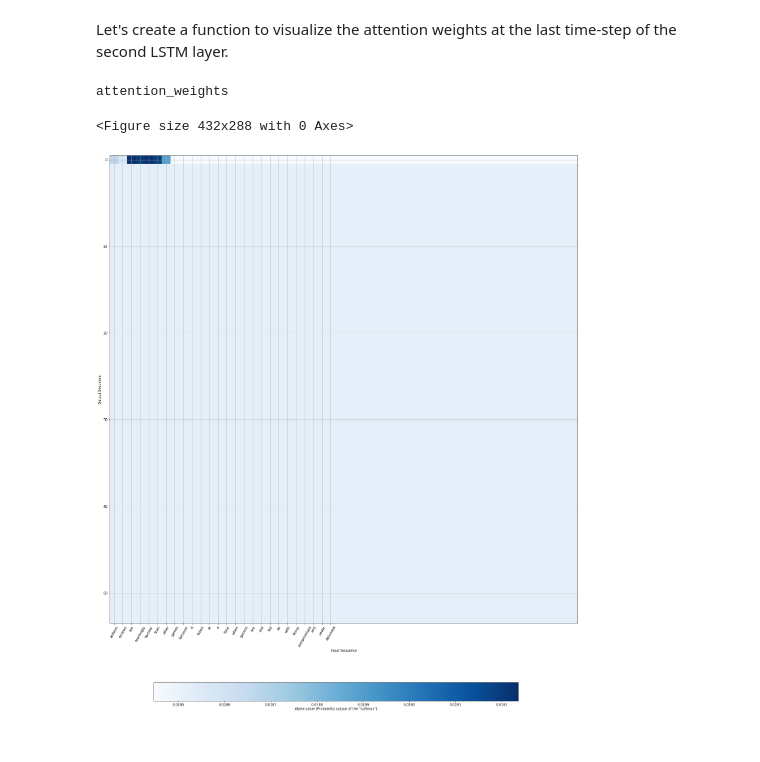
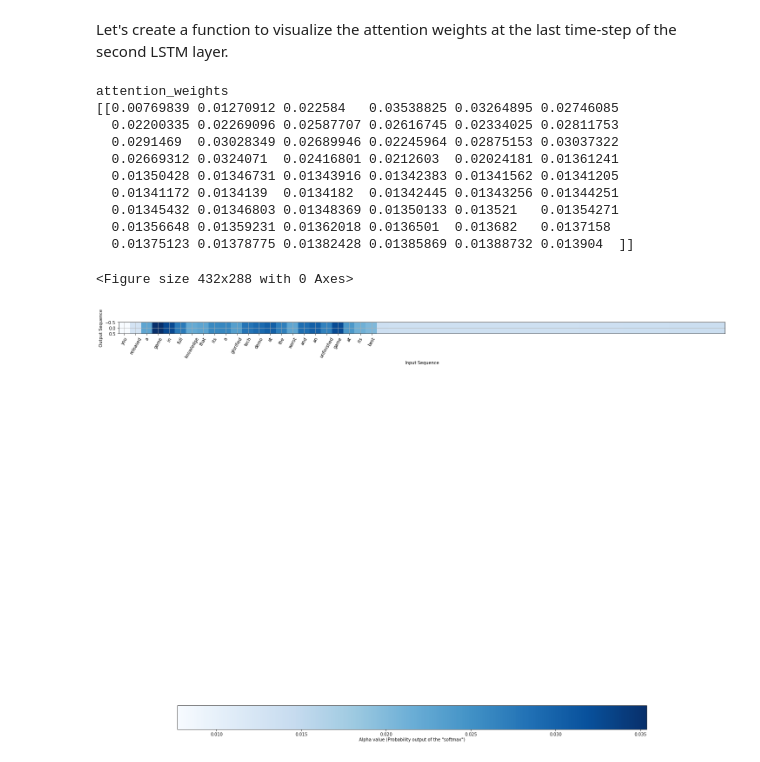
Before and after one commit to dulithadabare/CommentNet-V3, a Jupyter notebook: notebooks/CommentNet-V3.ipynb, the cells around one changed output. Cells and saved outputs as stored; diff of their text form; code cells hidden in the pictures.

Commit message:
Remove time-step Bi-LSTM
Because the attention visualization showed that only the first time-step
used the attention mechanism effectively, the multiple time-steps were
removed for the second layer

```diff
--- a/notebooks/CommentNet-V3.ipynb
+++ b/notebooks/CommentNet-V3.ipynb
@@ -408,7 +446,7 @@ def CommentNet(input_shape, word_to_vec_map, word_to_index, unkown_word_vector,
 
     post_attention_Bi_LSTM_cell = LSTM(128, return_state = True)
 
-    for t in range(Tx):
+    for t in range(1):
 
         context = one_step_attention(a, s)
 
@@ -518,7 +642,7 @@ def plot_attention_map(model, X_test_indices, X_test, n_s = 128, num = 6, Tx = 3
     Plot the attention map.
 
     """
-    attention_map = np.zeros((Tx, Tx))
+    attention_map = np.zeros((1, Tx))
     Ty, Tx = attention_map.shape
 
     s0 = np.zeros((1, n_s))
@@ -526,12 +650,15 @@ def plot_attention_map(model, X_test_indices, X_test, n_s = 128, num = 6, Tx = 3
     layer = model.layers[num]
     print(layer.name)
 
-    f = K.function(model.inputs, [layer.get_output_at(t) for t in range(Tx)])
+    f = K.function(model.inputs, [layer.get_output_at(t) for t in range(1)])
     r = f([X_test_indices, s0, c0])
 
-    for t in range(Tx):
+    for t in range(1):
         for t_prime in range(Tx):
             attention_map[t][t_prime] = r[t][0,t_prime,0]
+
+
+    print(attention_map)
 
     # Normalize attention map
 #     row_max = attention_map.max(axis=1)
@@ -582,11 +709,20 @@ def plot_attention_map(model, X_test_indices, X_test, n_s = 128, num = 6, Tx = 3
 
     return attention_map
 # %%
-attention_map = plot_attention_map(model, X_test_indices[1].reshape(1,54), X_test[1], n_s = 128, num = 8, Tx = Tx)
+attention_map = plot_attention_map(model, X_test_indices[44].reshape(1,54), X_test[44], n_s = 128, num = 8, Tx = Tx)
 # %% [output]
 attention_weights
+[[0.00769839 0.01270912 0.022584   0.03538825 0.03264895 0.02746085
+  0.02200335 0.02269096 0.02587707 0.02616745 0.02334025 0.02811753
+  0.0291469  0.03028349 0.02689946 0.02245964 0.02875153 0.03037322
+  0.02669312 0.0324071  0.02416801 0.0212603  0.02024181 0.01361241
+  0.01350428 0.01346731 0.01343916 0.01342383 0.01341562 0.01341205
+  0.01341172 0.0134139  0.0134182  0.01342445 0.01343256 0.01344251
+  0.01345432 0.01346803 0.01348369 0.01350133 0.013521   0.01354271
+  0.01356648 0.01359231 0.01362018 0.0136501  0.013682   0.0137158
+  0.01375123 0.01378775 0.01382428 0.01385869 0.01388732 0.013904  ]]
 <Figure size 432x288 with 0 Axes>
-[figure, old version]
+[figure, new version]
 # %%
 # serialize model to JSON
 model_json = model.to_json()
```
Also changed, not shown: parts of 20 cells of this notebook.
